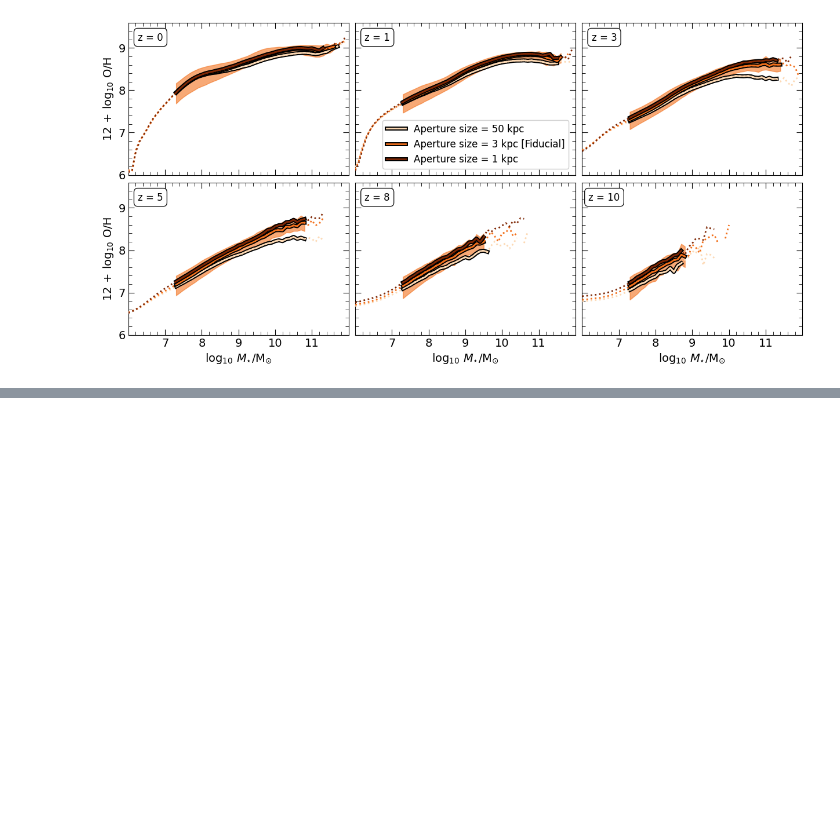
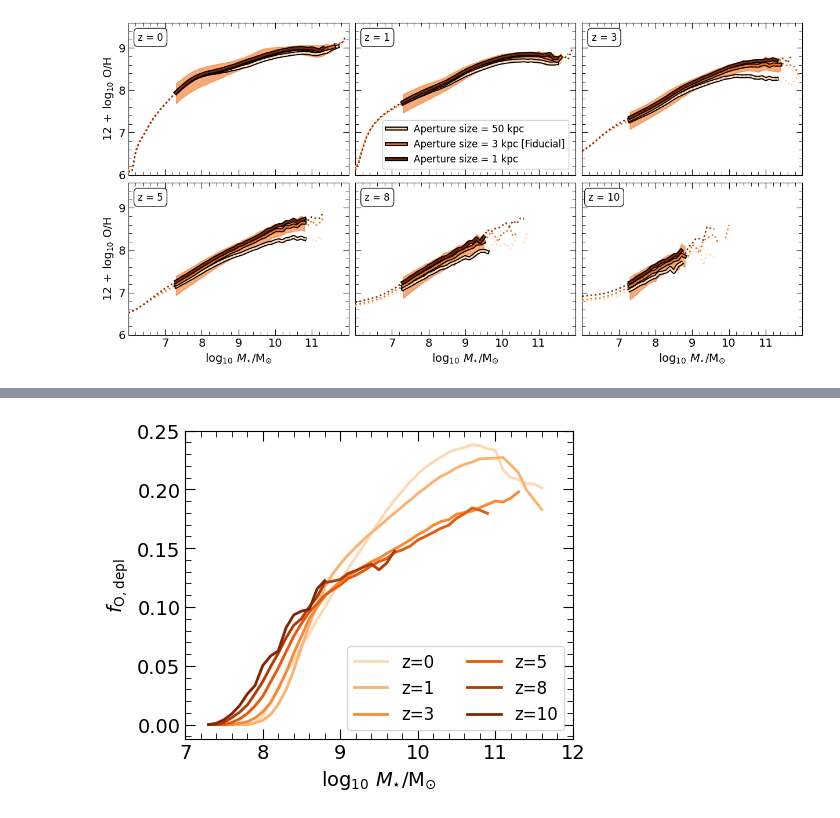
Before and after one commit to psharda/colibre_mzr_sharda26, a Jupyter notebook: plotting_scripts.ipynb, the cells around one changed output, grey strips where cells are left out. Cells and saved outputs as stored; diff of their text form; code cells hidden in the pictures; blank space fills up the shorter version.

Commit message:
add code and data for figure 15

```diff
--- a/plotting_scripts.ipynb
+++ b/plotting_scripts.ipynb
@@ -1025,3 +1025,31 @@ print(f"Cell took {time.time() - _tstart:.2f} s")
 # %% [output]
 Cell took 0.23 s
 [figure]
+# %%
+_tstart = time.time()
+f, ax = plt.subplots(1,1,figsize=(5,4))
+fontsize=14
+min_count=20
+reslimit_count=10
+
+cmap = plt.cm.Oranges
+colorss = cmap(np.linspace(0.2, 1, 6))
+
+snaps = ['0127', '0092', '0064', '0048', '0026', '0018']
+zz = [0, 1, 3, 5, 8, 10]
+lw=2
+zorder = 4
+for idx, snap in enumerate(snaps):
+
+    bb = np.load(simpath+f'dustdepl_frac_{snaps[idx]}.npz')
+    ax.plot(bb['bin_centers'], bb['medians'], lw=2, c=colorss[idx], zorder=zorder, label=r'z=%d'%zz[idx])
+
+set_allticks(ax, fontsize=fontsize)
+ax.set_xlim(7, 12)
+ax.legend(fontsize=fontsize-2, loc='lower right', ncol=2)
+ax.set_ylabel(r'$f_{\rm{O,depl}}$', fontsize=fontsize)
+ax.set_xlabel(r'$\log_{10}\,M_{\star}/\rm{M_{\odot}}$', fontsize=fontsize)
+
+#f.savefig('Figure15.pdf', bbox_inches='tight')
+print(f"Cell took {time.time() - _tstart:.2f} s")
+# %% [output]
@@ -1027,0 +1057 @@ Cell took 0.23 s
+[figure, added]
```
Also changed, not shown: parts of 2 cells of this notebook, 6 other files.
